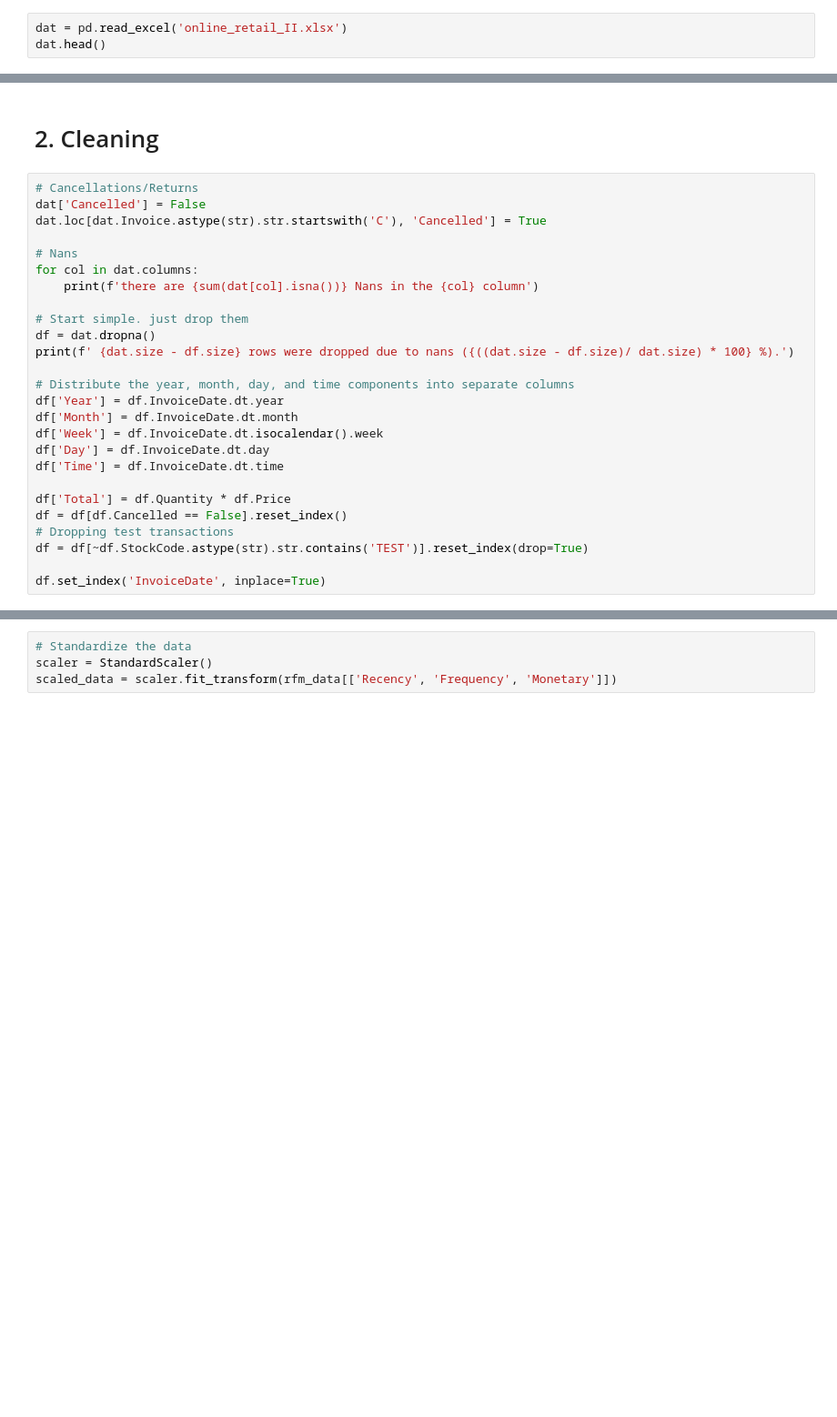
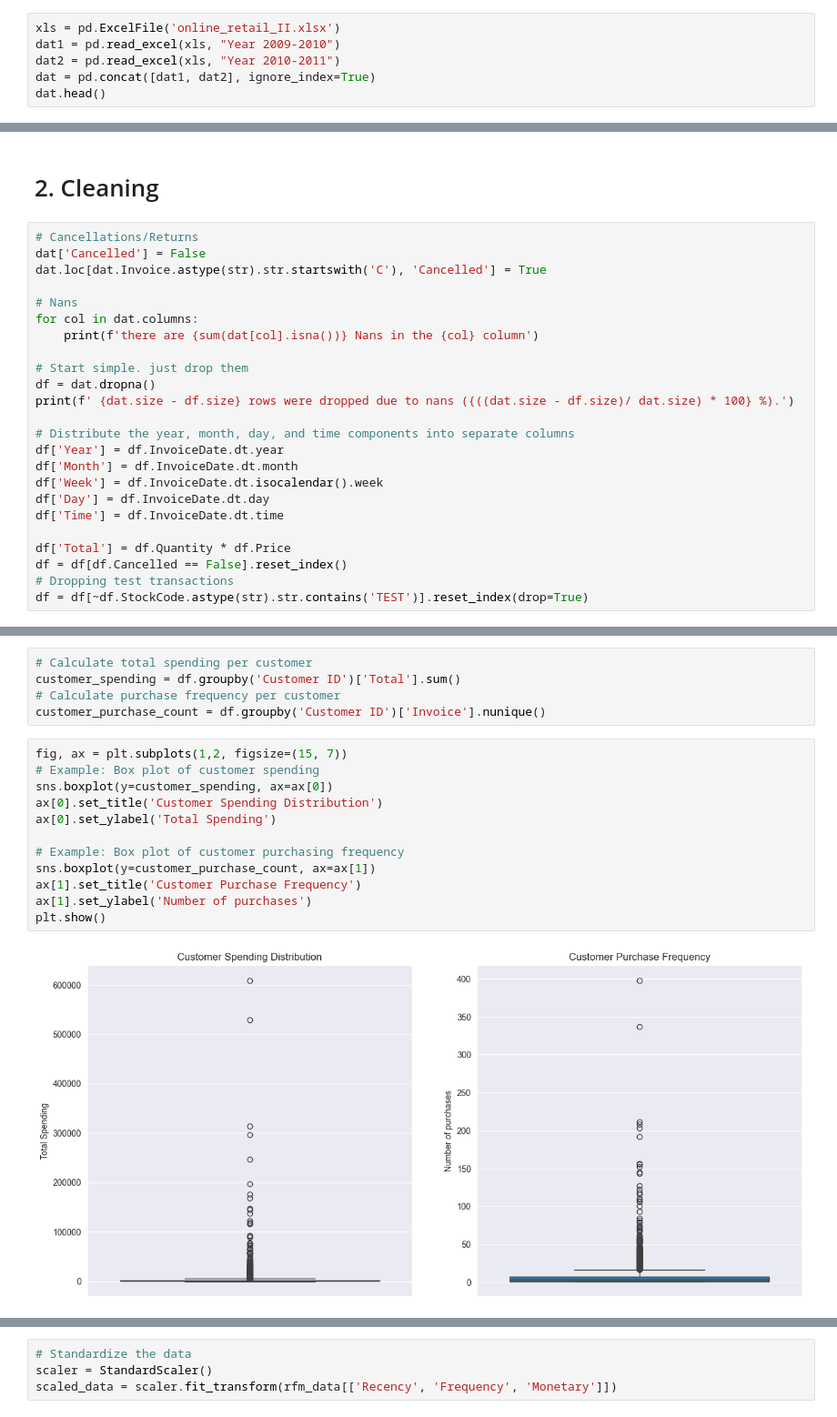
Before and after one commit to BryanGonzalez262/DS4A, a Jupyter notebook: challenge.ipynb, the cells around one changed output, grey strips where cells are left out. Shown at 91% size. Cells and saved outputs as stored; diff of their text form; blank space fills up the shorter version.

```diff
--- a/challenge.ipynb
+++ b/challenge.ipynb
@@ -30,7 +37,10 @@ import warnings
 
 warnings.filterwarnings("ignore")
 # %%
-dat = pd.read_excel('online_retail_II.xlsx')
+xls = pd.ExcelFile('online_retail_II.xlsx')
+dat1 = pd.read_excel(xls, "Year 2009-2010")
+dat2 = pd.read_excel(xls, "Year 2010-2011")
+dat = pd.concat([dat1, dat2], ignore_index=True)
 dat.head()
 # %% [output]
 |  | Invoice | StockCode | Description | Quantity | InvoiceDate | Price | Customer ID | Country |
@@ -78,8 +88,6 @@ df['Total'] = df.Quantity * df.Price
 df = df[df.Cancelled == False].reset_index()
 # Dropping test transactions
 df = df[~df.StockCode.astype(str).str.contains('TEST')].reset_index(drop=True)
-
-df.set_index('InvoiceDate', inplace=True)
 # %% [output]
 there are 0 Nans in the Invoice column
 there are 0 Nans in the StockCode column
@@ -93,0 +104,19 @@ there are 0 Nans in the Cancelled column
+# %%
+# Calculate total spending per customer
+customer_spending = df.groupby('Customer ID')['Total'].sum()
+# Calculate purchase frequency per customer
+customer_purchase_count = df.groupby('Customer ID')['Invoice'].nunique()
+# %%
+fig, ax = plt.subplots(1,2, figsize=(15, 7))
+# Example: Box plot of customer spending
+sns.boxplot(y=customer_spending, ax=ax[0])
+ax[0].set_title('Customer Spending Distribution')
+ax[0].set_ylabel('Total Spending')
+
+# Example: Box plot of customer purchasing frequency
+sns.boxplot(y=customer_purchase_count, ax=ax[1])
+ax[1].set_title('Customer Purchase Frequency')
+ax[1].set_ylabel('Number of purchases')
+plt.show()
+# %% [output]
+[figure, added]
```
Also changed, not shown: parts of 42 cells of this notebook.
